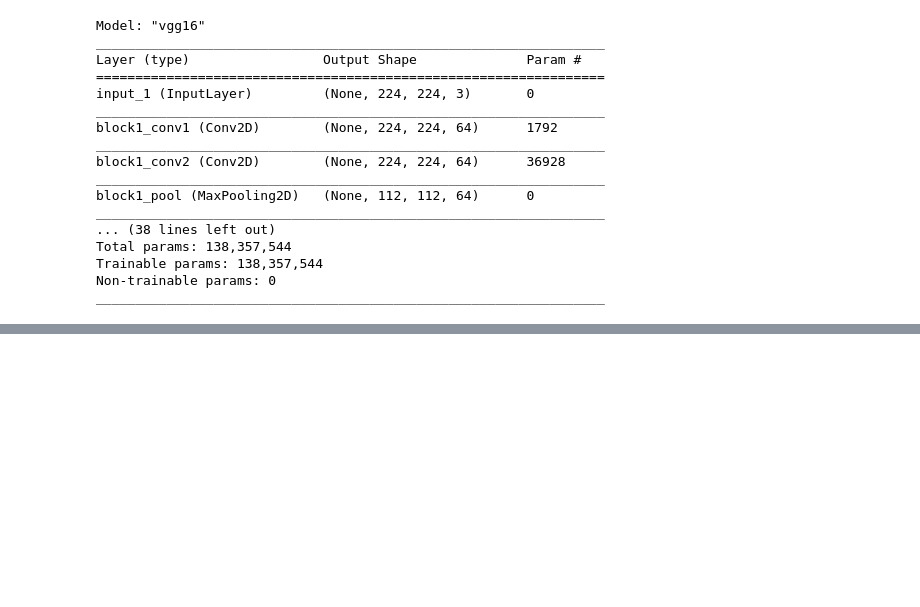
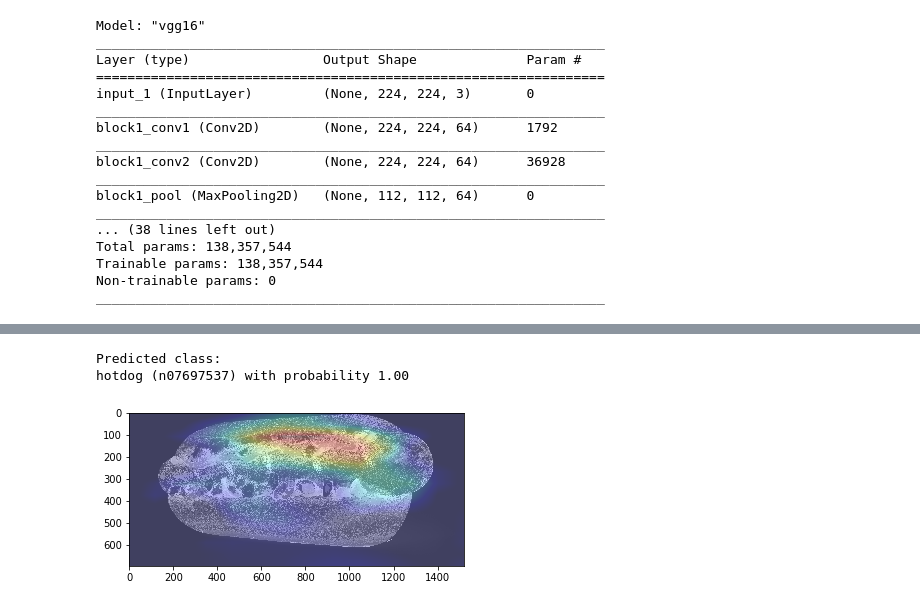
Before and after one commit to peterhuang88/nn_input_analysis, a Jupyter notebook: vgg16_grad_cam.ipynb, the cells around one changed output, grey strips where cells are left out. Saved outputs shown, nothing was run; the diff lists cells and outputs as text; code cells hidden in the pictures; blank space fills up the shorter version.

Commit message:
updated vgg grad cam script

```diff
--- a/vgg16_grad_cam.ipynb
+++ b/vgg16_grad_cam.ipynb
@@ -49,0 +75,50 @@ _________________________________________________________________
+# %%
+predictions = model.predict(img)
+top_1 = decode_predictions(predictions)[0][0]
+print('Predicted class:')
+print('%s (%s) with probability %.2f' % (top_1[1], top_1[0], top_1[2]))
+predicted_class = np.argmax(predictions)
+# %% [output]
+Predicted class:
+hotdog (n07697537) with probability 1.00
+# %%
+from keras import backend as K
+from vis.utils import utils
+import cv2
+
+def grad_cam(predicted_class, img, original, savepath):
+  # print(model.output)
+  class_output = model.output[:,predicted_class]
+  #print(class_output)
+
+  # layer output
+  convolution_output = model.get_layer('block5_conv3').output
+
+  # get gradients
+  grads = K.gradients(class_output, convolution_output)[0]
+
+  # get convolution output and gradients for input
+  gradient_function = K.function([model.input], [convolution_output, grads])
+
+  #output, grads_val = gradient_function([(x_test[0])[np.newaxis,...]])
+  output, grads_val = gradient_function([img])
+  output, grads_val = output[0], grads_val[0]
+
+  weights = np.mean(grads_val, axis=tuple(range(grads_val.ndim-1)))
+
+  cam = np.dot(output, weights)
+
+  # create heat map
+  x_scale = original.shape[0] / cam.shape[0]
+  y_scale = original.shape[1] / cam.shape[1]
+  cam = scipy.ndimage.zoom(cam, (x_scale,y_scale), order=1)
+
+  cam = np.maximum(cam, 0)
+
+  plt.imshow(cam, cmap = 'jet', alpha = 0.5)
+  plt.imshow(original, cmap = 'gray', alpha = 0.5)
+  plt.savefig(os.path.join(CURR_DIR, savepath))
+
+grad_cam(predicted_class, img, original, "hotdog_cam.jpg")
+# %% [output]
+[figure, added]
```
Also changed, not shown: parts of 4 cells of this notebook, 1 other file.
